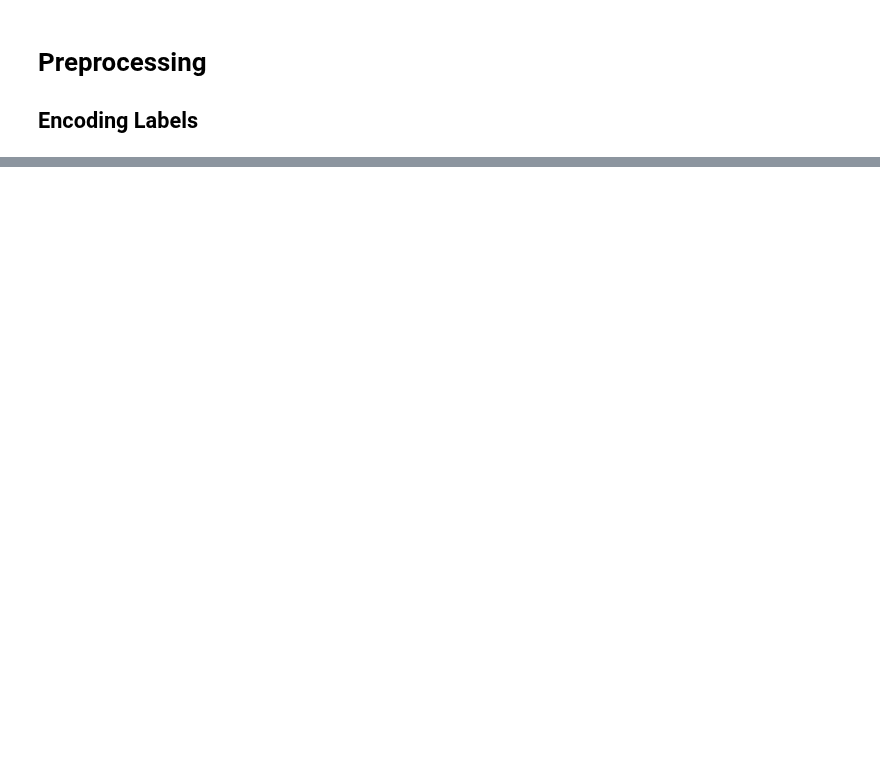
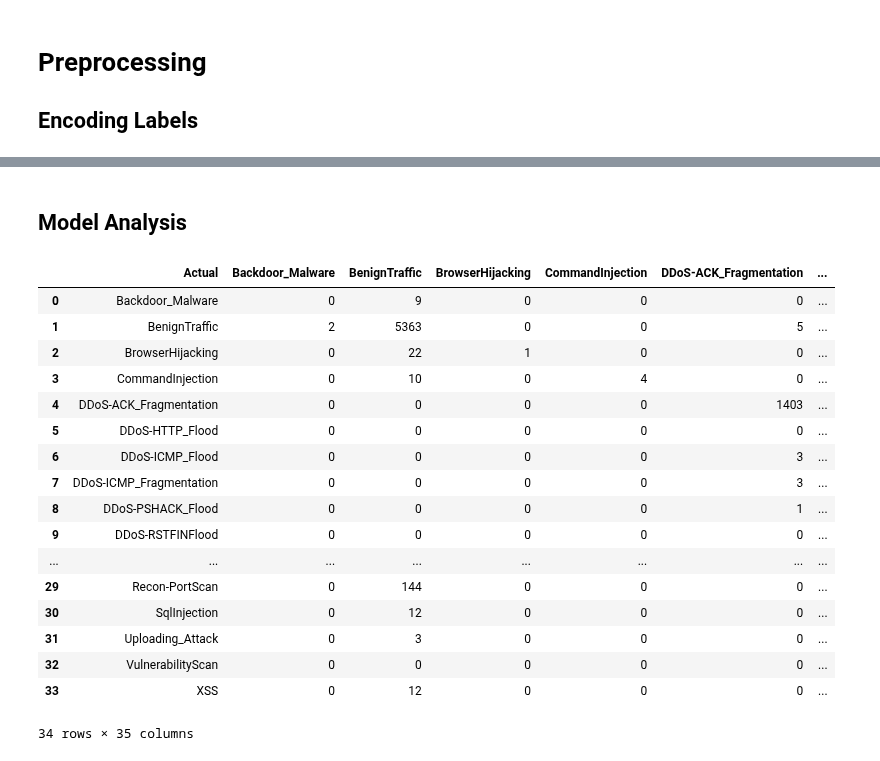
Before and after one commit to Keko787/Generating-a-Balanced-IoT-Cyber-Attack-Dataset-with-GAN-COIL-Collaboration-, a Jupyter notebook: classical_sampling_techniques/oversampling/smote.ipynb, the cells around one changed output, grey strips where cells are left out. Drawn from its saved outputs; the diff is of its cells as text; code cells hidden in the pictures; blank space fills up the shorter version.

```diff
--- a/classical_sampling_techniques/oversampling/smote.ipynb
+++ b/classical_sampling_techniques/oversampling/smote.ipynb
@@ -105 +212,4 @@ full_data.head()
+# %%
+X = full_data.drop(['label', '33+1', '8+1', '1+1'], axis=1)
+y = full_data[['label', '33+1', '8+1', '1+1']]
 # %% [markdown]
@@ -127,0 +258,12 @@ full_data_resampled.head()
+# %%
+# Combine the resampled features and labels back into a single DataFrame
+full_data_resampled = pd.concat([X, y], axis=1)
+
+print(full_data_resampled.head())
+print("Resampled Data (SCALED):")
+for label, code in class_codes.items():
+    # Print the first instance of each class
+    print(f"First instance of {label} (code {code}):")
+    print(full_data_resampled[full_data_resampled['33+1'] == code].iloc[0])
+
+full_data_resampled.head()
@@ -140,0 +327,9 @@ comparison_report.to_file('./profile_reports/smote_original_vs_resampled.html')
+# %%
+num_cols = [
+    'flow_duration', 'Header_Length',  'Duration', 'Rate', 'Srate', 'ack_count', 'syn_count', 'fin_count',
+    'urg_count', 'rst_count', 'Tot sum', 'Min', 'Max', 'AVG', 'Std', 'Tot size', 'IAT', 'Number', 'Magnitue',
+    'Radius', 'Covariance', 'Variance', 'Weight'
+]
+
+scaler = StandardScaler()
+full_data_resampled[num_cols] = scaler.fit_transform(full_data_resampled[num_cols])
@@ -140,0 +338,13 @@ comparison_report.to_file('./profile_reports/smote_original_vs_resampled.html')
+# %%
+X = full_data_resampled.drop(['label', '33+1', '8+1', '1+1'], axis=1)
+y_all = full_data_resampled[['label', '33+1', '8+1', '1+1']]
+
+X_train, X_test, y_train_all, y_test_all = train_test_split(X, y_all, test_size=0.2, random_state=42)
+
+y_train = {}
+y_test = {}
+for _class in apply_classes:
+    y_train[_class] = y_train_all[_class]
+    y_test[_class] = y_test_all[_class]
+
+print(f'X_train: {X_train.shape}, y_train: {y_train['33+1'].shape}, X_test: {X_test.shape}, y_test: {y_test['33+1'].shape}')
@@ -140,0 +418,27 @@ comparison_report.to_file('./profile_reports/smote_original_vs_resampled.html')
+# %% [markdown]
+## Model Analysis
+# %%
+from sklearn.metrics import confusion_matrix
+
+cm = pd.DataFrame(confusion_matrix(y_test, y_pred), columns = full_label_encoder.classes_)
+cm.insert(0, column='Actual', value=full_label_encoder.classes_)
+cm
+# %% [output]
+|  | Actual | Backdoor_Malware | BenignTraffic | BrowserHijacking | CommandInjection | DDoS-ACK_Fragmentation | ... |
+| 0 | Backdoor_Malware | 0 | 9 | 0 | 0 | 0 | ... |
+| 1 | BenignTraffic | 2 | 5363 | 0 | 0 | 5 | ... |
+| 2 | BrowserHijacking | 0 | 22 | 1 | 0 | 0 | ... |
+| 3 | CommandInjection | 0 | 10 | 0 | 4 | 0 | ... |
+| 4 | DDoS-ACK_Fragmentation | 0 | 0 | 0 | 0 | 1403 | ... |
+| 5 | DDoS-HTTP_Flood | 0 | 0 | 0 | 0 | 0 | ... |
+| 6 | DDoS-ICMP_Flood | 0 | 0 | 0 | 0 | 3 | ... |
+| 7 | DDoS-ICMP_Fragmentation | 0 | 0 | 0 | 0 | 3 | ... |
+| 8 | DDoS-PSHACK_Flood | 0 | 0 | 0 | 0 | 1 | ... |
+| 9 | DDoS-RSTFINFlood | 0 | 0 | 0 | 0 | 0 | ... |
+| ... | ... | ... | ... | ... | ... | ... | ... |
+| 29 | Recon-PortScan | 0 | 144 | 0 | 0 | 0 | ... |
+| 30 | SqlInjection | 0 | 12 | 0 | 0 | 0 | ... |
+| 31 | Uploading_Attack | 0 | 3 | 0 | 0 | 0 | ... |
+| 32 | VulnerabilityScan | 0 | 0 | 0 | 0 | 0 | ... |
+| 33 | XSS | 0 | 12 | 0 | 0 | 0 | ... |
+34 rows × 35 columns
```
Also changed, not shown: parts of 29 cells of this notebook.
